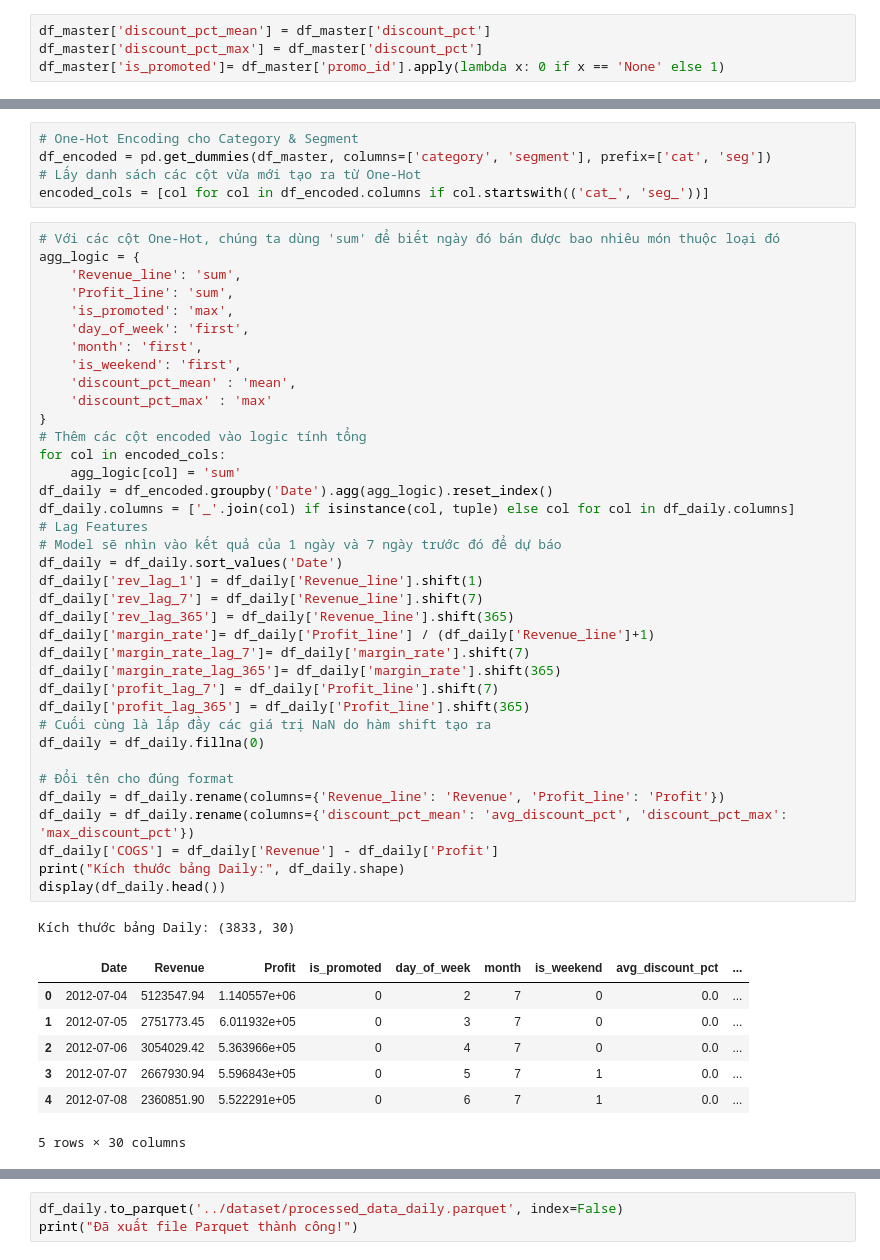
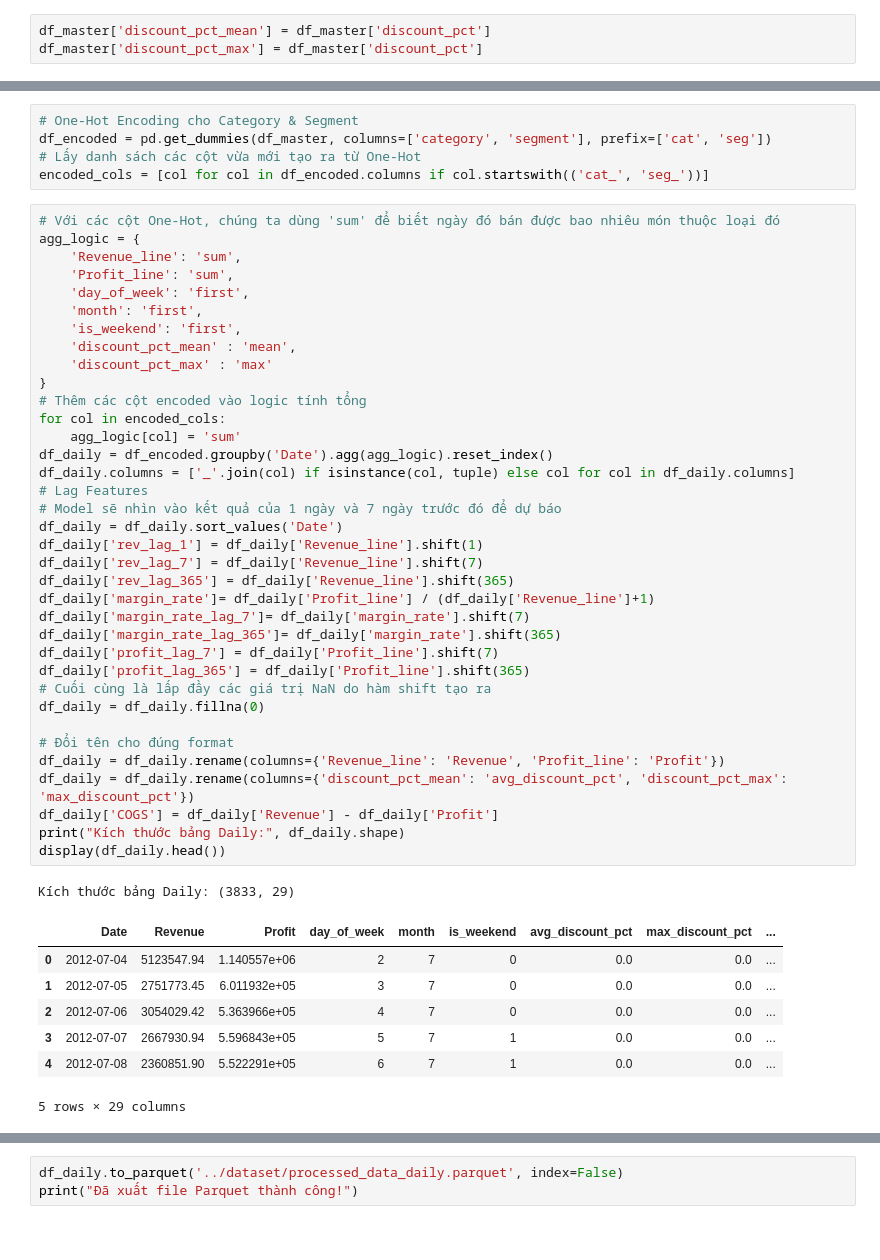
Before and after one commit to tuongvii2327/TayThanh_Datathon_2026, a Jupyter notebook: notebooks/03_EDA_Feature.ipynb, the cells around one changed output, grey strips where cells are left out. Drawn from its saved outputs; the diff is of its cells as text.

```diff
--- a/notebooks/03_EDA_Feature.ipynb
+++ b/notebooks/03_EDA_Feature.ipynb
@@ -183,7 +183,6 @@ Name: count, dtype: int64
 # %%
 df_master['discount_pct_mean'] = df_master['discount_pct']
 df_master['discount_pct_max'] = df_master['discount_pct']
-df_master['is_promoted']= df_master['promo_id'].apply(lambda x: 0 if x == 'None' else 1)
 # %%
 df_daily = df_master.groupby('Date').agg({
     'Revenue_line': 'sum',
@@ -204,44 +202,43 @@ encoded_cols = [col for col in df_encoded.columns if col.startswith(('cat_', 'se
 agg_logic = {
     'Revenue_line': 'sum',
     'Profit_line': 'sum',
-    'is_promoted': 'max',
     'day_of_week': 'first',
     'month': 'first',
     'is_weekend': 'first',
     'discount_pct_mean' : 'mean',
     'discount_pct_max' : 'max'
 }
 # Thêm các cột encoded vào logic tính tổng
 for col in encoded_cols:
     agg_logic[col] = 'sum'
 df_daily = df_encoded.groupby('Date').agg(agg_logic).reset_index()
 df_daily.columns = ['_'.join(col) if isinstance(col, tuple) else col for col in df_daily.columns]
 # Lag Features
 # Model sẽ nhìn vào kết quả của 1 ngày và 7 ngày trước đó để dự báo
 df_daily = df_daily.sort_values('Date')
 df_daily['rev_lag_1'] = df_daily['Revenue_line'].shift(1)
 df_daily['rev_lag_7'] = df_daily['Revenue_line'].shift(7)
 df_daily['rev_lag_365'] = df_daily['Revenue_line'].shift(365)
 df_daily['margin_rate']= df_daily['Profit_line'] / (df_daily['Revenue_line']+1)
 df_daily['margin_rate_lag_7']= df_daily['margin_rate'].shift(7)
 df_daily['margin_rate_lag_365']= df_daily['margin_rate'].shift(365)
 df_daily['profit_lag_7'] = df_daily['Profit_line'].shift(7)
 df_daily['profit_lag_365'] = df_daily['Profit_line'].shift(365)
 # Cuối cùng là lấp đầy các giá trị NaN do hàm shift tạo ra
 df_daily = df_daily.fillna(0)
 
 # Đổi tên cho đúng format
 df_daily = df_daily.rename(columns={'Revenue_line': 'Revenue', 'Profit_line': 'Profit'})
 df_daily = df_daily.rename(columns={'discount_pct_mean': 'avg_discount_pct', 'discount_pct_max': 'max_discount_pct'})
 df_daily['COGS'] = df_daily['Revenue'] - df_daily['Profit']
 print("Kích thước bảng Daily:", df_daily.shape)
 display(df_daily.head())
 # %% [output]
-Kích thước bảng Daily: (3833, 30)
+Kích thước bảng Daily: (3833, 29)
-|  | Date | Revenue | Profit | is_promoted | day_of_week | month | is_weekend | avg_discount_pct | ... |
-| 0 | 2012-07-04 | 5123547.94 | 1.140557e+06 | 0 | 2 | 7 | 0 | 0.0 | ... |
-| 1 | 2012-07-05 | 2751773.45 | 6.011932e+05 | 0 | 3 | 7 | 0 | 0.0 | ... |
-| 2 | 2012-07-06 | 3054029.42 | 5.363966e+05 | 0 | 4 | 7 | 0 | 0.0 | ... |
-| 3 | 2012-07-07 | 2667930.94 | 5.596843e+05 | 0 | 5 | 7 | 1 | 0.0 | ... |
-| 4 | 2012-07-08 | 2360851.90 | 5.522291e+05 | 0 | 6 | 7 | 1 | 0.0 | ... |
+|  | Date | Revenue | Profit | day_of_week | month | is_weekend | avg_discount_pct | max_discount_pct | ... |
+| 0 | 2012-07-04 | 5123547.94 | 1.140557e+06 | 2 | 7 | 0 | 0.0 | 0.0 | ... |
+| 1 | 2012-07-05 | 2751773.45 | 6.011932e+05 | 3 | 7 | 0 | 0.0 | 0.0 | ... |
+| 2 | 2012-07-06 | 3054029.42 | 5.363966e+05 | 4 | 7 | 0 | 0.0 | 0.0 | ... |
+| 3 | 2012-07-07 | 2667930.94 | 5.596843e+05 | 5 | 7 | 1 | 0.0 | 0.0 | ... |
+| 4 | 2012-07-08 | 2360851.90 | 5.522291e+05 | 6 | 7 | 1 | 0.0 | 0.0 | ... |
-5 rows × 30 columns
+5 rows × 29 columns
```
Also changed, not shown: parts of 4 cells of this notebook, 1 other file.
